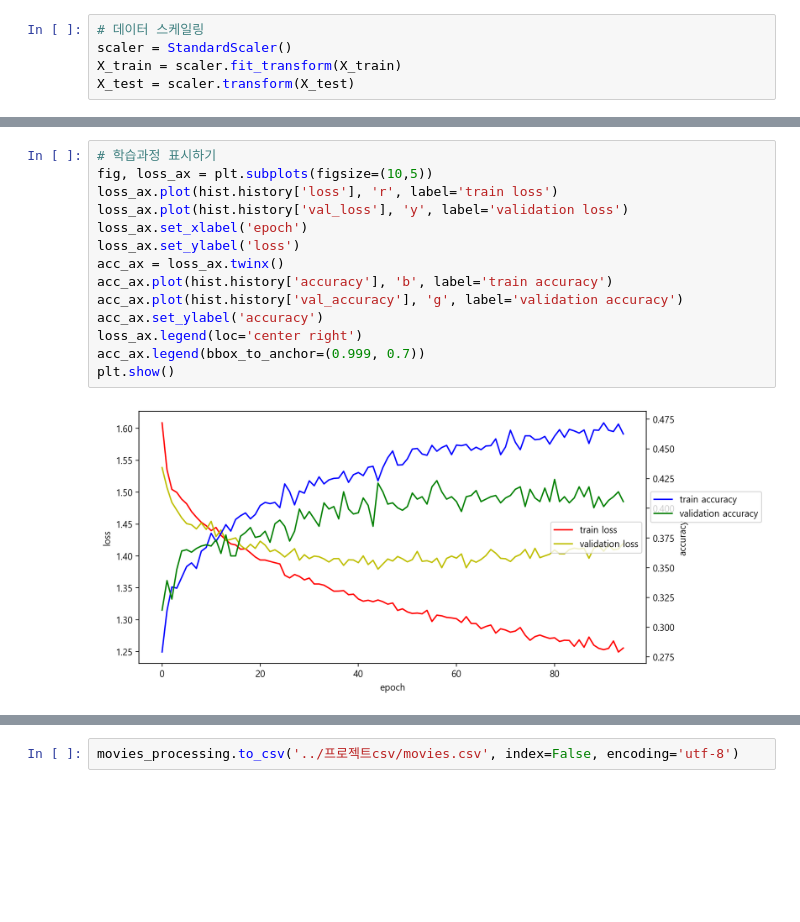
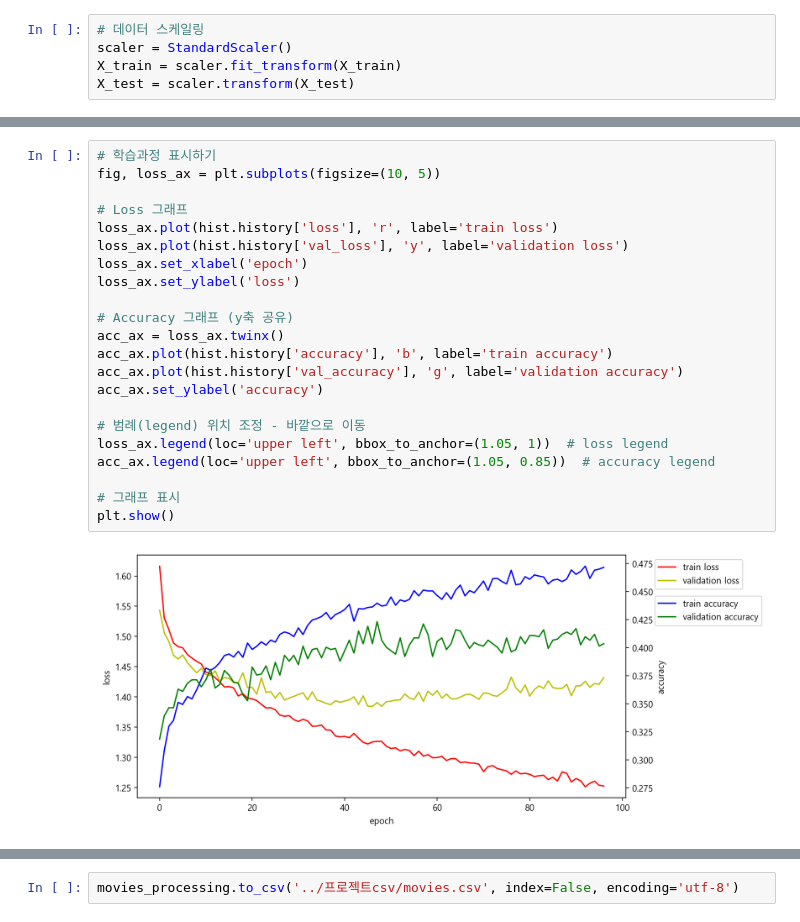
Before and after one commit to yeonhwa88/1stPersonalProject, a Jupyter notebook: 프로젝트소스파일/04_관객수_등급별으로예측.ipynb, the cells around one changed output, grey strips where cells are left out. Saved outputs shown, nothing was run; the diff lists cells and outputs as text; blank space fills up the shorter version.

```diff
--- a/프로젝트소스파일/04_관객수_등급별으로예측.ipynb
+++ b/프로젝트소스파일/04_관객수_등급별으로예측.ipynb
@@ -382,19 +390,27 @@ accuracy : 41.83 %
 # %%
 # 학습과정 표시하기
-fig, loss_ax = plt.subplots(figsize=(10,5))
+fig, loss_ax = plt.subplots(figsize=(10, 5))
+
+# Loss 그래프
 loss_ax.plot(hist.history['loss'], 'r', label='train loss')
 loss_ax.plot(hist.history['val_loss'], 'y', label='validation loss')
 loss_ax.set_xlabel('epoch')
 loss_ax.set_ylabel('loss')
+
+# Accuracy 그래프 (y축 공유)
 acc_ax = loss_ax.twinx()
 acc_ax.plot(hist.history['accuracy'], 'b', label='train accuracy')
 acc_ax.plot(hist.history['val_accuracy'], 'g', label='validation accuracy')
 acc_ax.set_ylabel('accuracy')
-loss_ax.legend(loc='center right')
-acc_ax.legend(bbox_to_anchor=(0.999, 0.7))
+
+# 범례(legend) 위치 조정 - 바깥으로 이동
+loss_ax.legend(loc='upper left', bbox_to_anchor=(1.05, 1))  # loss legend
+acc_ax.legend(loc='upper left', bbox_to_anchor=(1.05, 0.85))  # accuracy legend
+
+# 그래프 표시
 plt.show()
 # %% [output]
-[figure, old version]
+[figure, new version]
 # %%
 # 모델 평가
 # f1스코어
```
Also changed, not shown: parts of 9 cells of this notebook, 3 other files.
